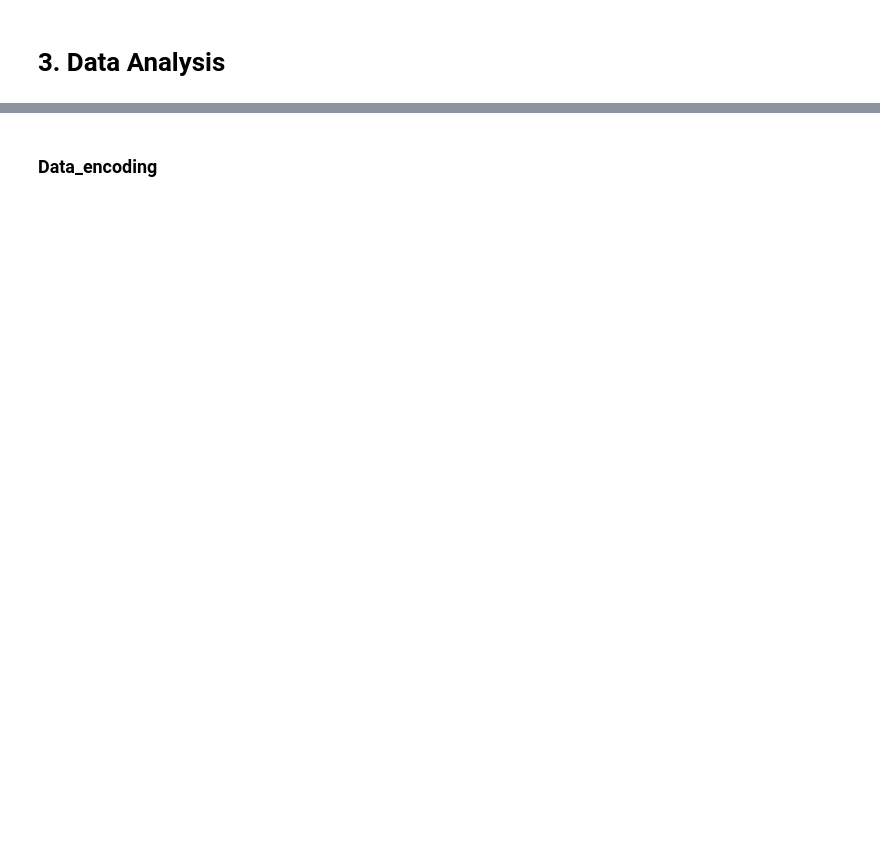
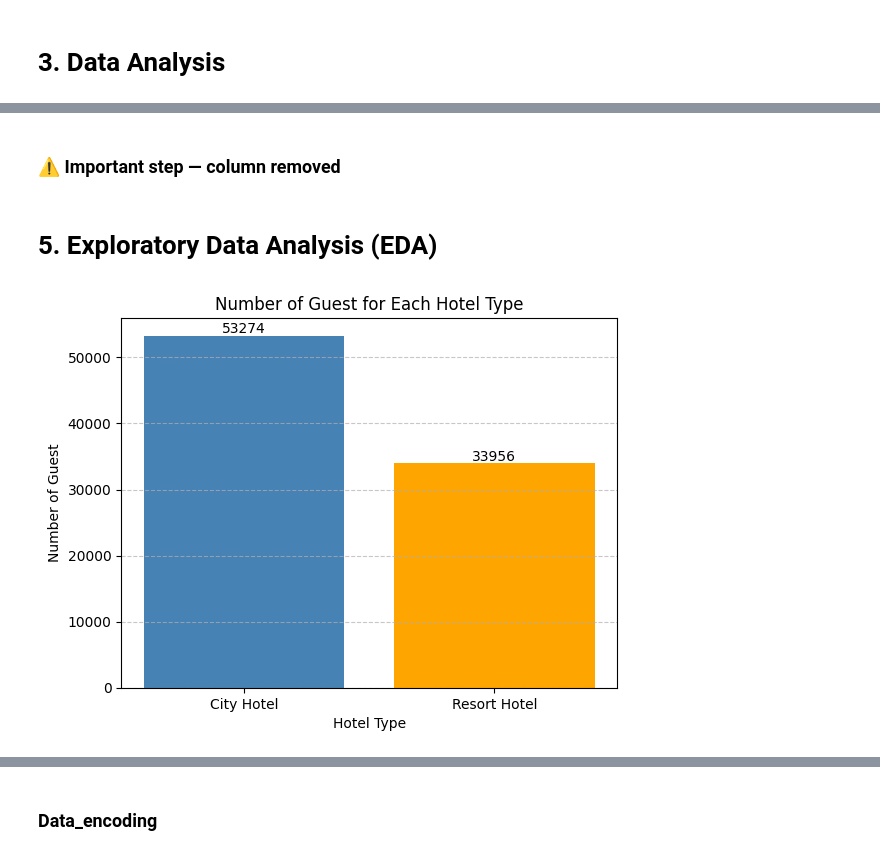
Before and after one commit to appexcell/Hotel-Booking-Prediction---Hospitality, a Jupyter notebook: notebook/hotel-booking-prediction.ipynb, the cells around one changed output, grey strips where cells are left out. Drawn from its saved outputs; the diff is of its cells as text; code cells hidden in the pictures; blank space fills up the shorter version.

Commit message:
Kaggle Notebook | Hotel Booking Prediction | Version 7

```diff
--- a/notebook/hotel-booking-prediction.ipynb
+++ b/notebook/hotel-booking-prediction.ipynb
@@ -160 +174,9 @@ for col in df.columns:
+# %%
+# 1. Remove leading and trailing spaces from single words
+# cases like " name " or "age " or " customer "
+df.columns = df.columns.str.strip()
+
+# 2. Replace spaces between words with underscores
+# cases like "arrival date" → "arrival_date"
+df.columns = df.columns.str.replace(' ', '_')
 # %% [markdown]
@@ -162,10 +183,9 @@ for col in df.columns:
 ### The nan values from children will be filled with 0
 ### The nan values from agent will be filled with 0
 # %%
-df['children'] = df['children'].fillna(0)
+#df['children'] = df['children'].fillna(0)
 df['country'] = df['country'].fillna('Unknown')
-df['agent'] = df['agent'].fillna(0)
-df.drop(columns=['company'], inplace=True)
+#df['agent'] = df['agent'].fillna(0)
 # %%
 # adults, babies and children cant be zero at same time, so dropping the rows having all these zero at same time
 filter = (df.children == 0) & (df.adults == 0) & (df.babies == 0)
@@ -317,0 +209,3 @@ City_Hotel- expensive in may month
+# %%
+df.drop(df[filter].index, inplace=True)
+df.shape
@@ -317,0 +229,32 @@ City_Hotel- expensive in may month
+# %% [markdown]
+### ⚠️ Important step — column removed
+# %%
+df.drop(columns=['reservation_status'], inplace=True)
+# %% [markdown]
+# 5. Exploratory Data Analysis (EDA)
+# %%
+# There are 2 hotels. Let's see the number of guest in each hotels
+counts = df['hotel'].value_counts()
+
+colors = ['steelblue', 'orange']  # două culori distincte
+
+bars = plt.bar(counts.index, counts.values, color=colors)
+
+plt.xlabel('Hotel Type')
+plt.ylabel('Number of Guest')
+plt.title('Number of Guest for Each Hotel Type')
+plt.grid(axis='y', linestyle='--', alpha=0.7)
+
+for bar in bars:
+    yval = bar.get_height()
+    plt.text(
+        bar.get_x() + bar.get_width()/2,
+        yval,
+        int(yval),
+        ha='center',
+        va='bottom'
+    )
+
+plt.show()
+# %% [output]
+[figure, added]
```
Also changed, not shown: parts of 105 cells of this notebook.
